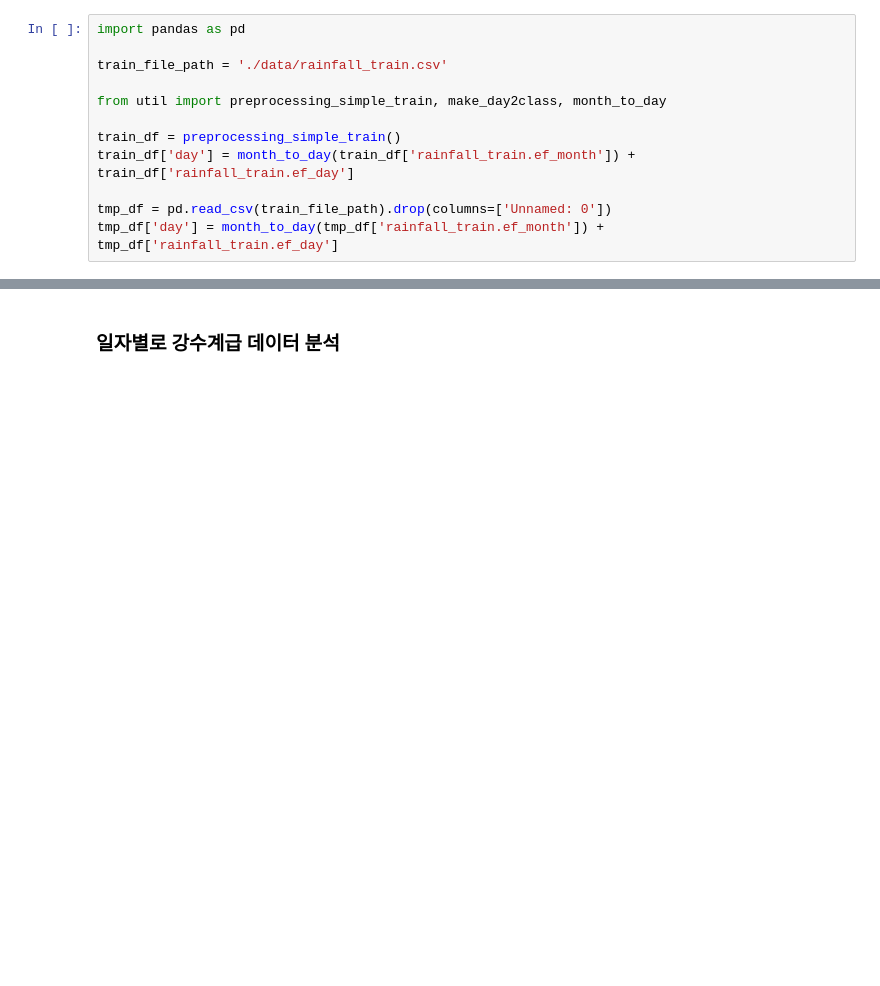
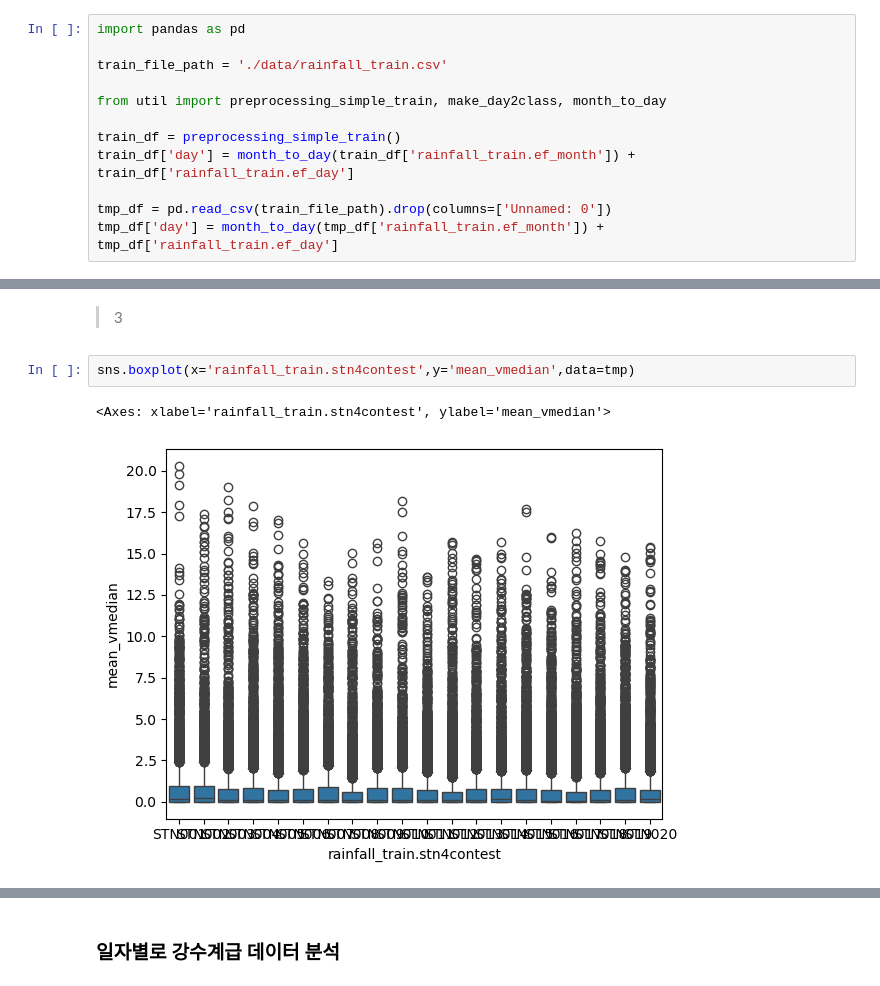
Before and after one commit to Abel3005/TSI, a Jupyter notebook: EDA.ipynb, the cells around one changed output, grey strips where cells are left out. Drawn from its saved outputs; the diff is of its cells as text; blank space fills up the shorter version.

```diff
--- a/EDA.ipynb
+++ b/EDA.ipynb
@@ -587,0 +601,7 @@ tmp_df['day'] = month_to_day(tmp_df['rainfall_train.ef_month']) + tmp_df['rainfa
+# %% [markdown]
+> 3
+# %%
+sns.boxplot(x='rainfall_train.stn4contest',y='mean_vmedian',data=tmp)
+# %% [output]
+<Axes: xlabel='rainfall_train.stn4contest', ylabel='mean_vmedian'>
+[figure, added]
```
Also changed, not shown: parts of 13 cells of this notebook, 4 other files.
